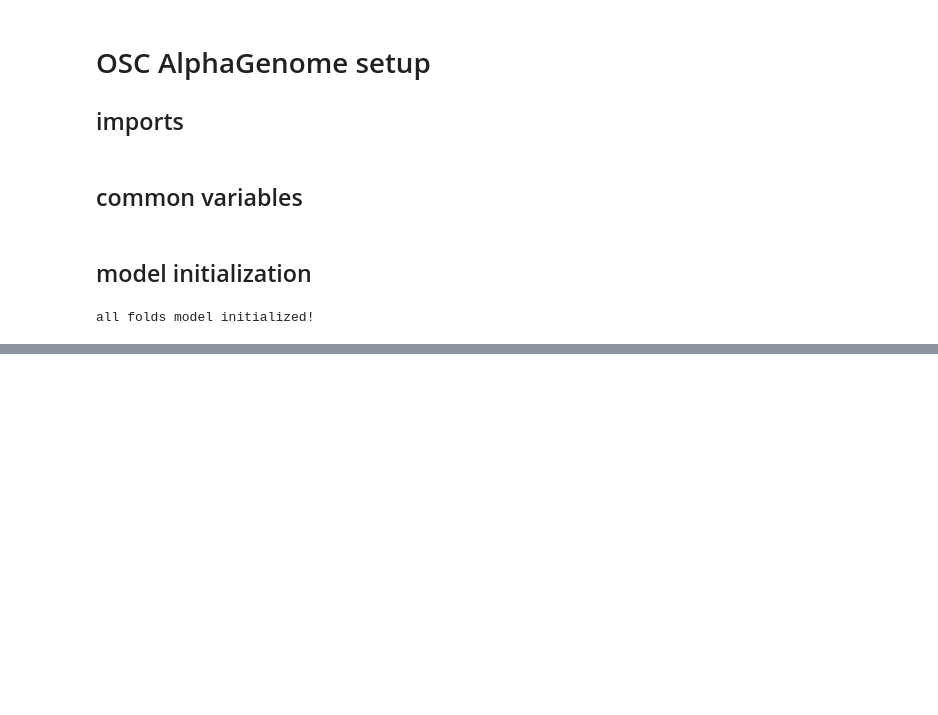
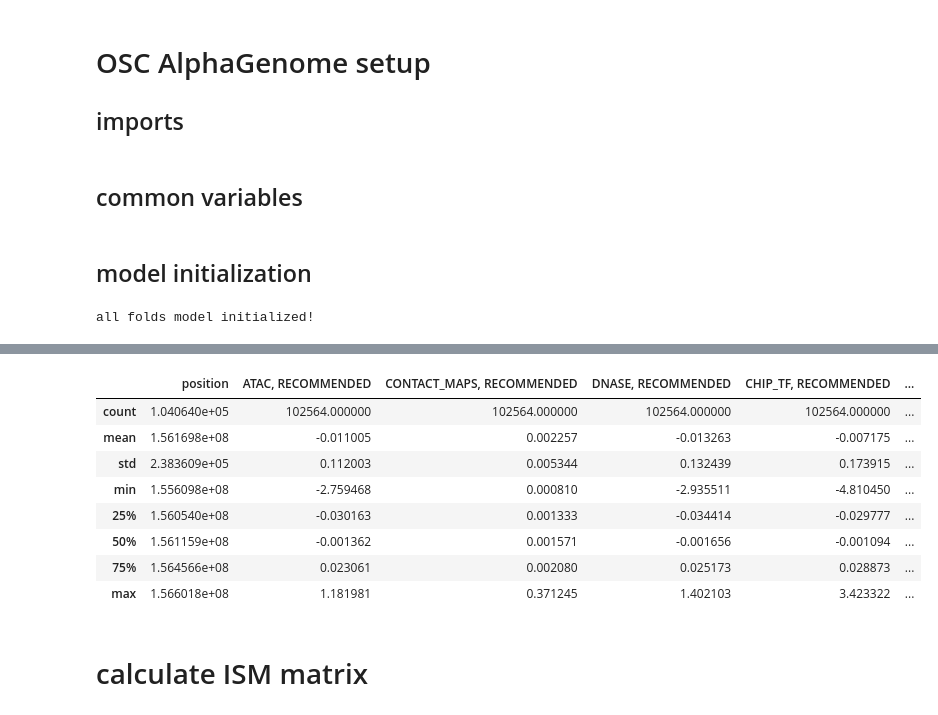
Before and after one commit to cralbers/variant-effects, a Jupyter notebook: osc/ISM_analysis.ipynb, the cells around one changed output, grey strips where cells are left out. Cells and saved outputs as stored; diff of their text form; code cells hidden in the pictures; blank space fills up the shorter version.

```diff
--- a/osc/ISM_analysis.ipynb
+++ b/osc/ISM_analysis.ipynb
@@ -111,0 +142,14 @@ df.head(20)
+# %%
+ism_df.describe()
+# %% [output]
+|  | position | ATAC, RECOMMENDED | CONTACT_MAPS, RECOMMENDED | DNASE, RECOMMENDED | CHIP_TF, RECOMMENDED | ... |
+| count | 1.040640e+05 | 102564.000000 | 102564.000000 | 102564.000000 | 102564.000000 | ... |
+| mean | 1.561698e+08 | -0.011005 | 0.002257 | -0.013263 | -0.007175 | ... |
+| std | 2.383609e+05 | 0.112003 | 0.005344 | 0.132439 | 0.173915 | ... |
+| min | 1.556098e+08 | -2.759468 | 0.000810 | -2.935511 | -4.810450 | ... |
+| 25% | 1.560540e+08 | -0.030163 | 0.001333 | -0.034414 | -0.029777 | ... |
+| 50% | 1.561159e+08 | -0.001362 | 0.001571 | -0.001656 | -0.001094 | ... |
+| 75% | 1.564566e+08 | 0.023061 | 0.002080 | 0.025173 | 0.028873 | ... |
+| max | 1.566018e+08 | 1.181981 | 0.371245 | 1.402103 | 3.423322 | ... |
+# %% [markdown]
+# calculate ISM matrix
```
Also changed, not shown: parts of 15 cells of this notebook, 3 other files.
